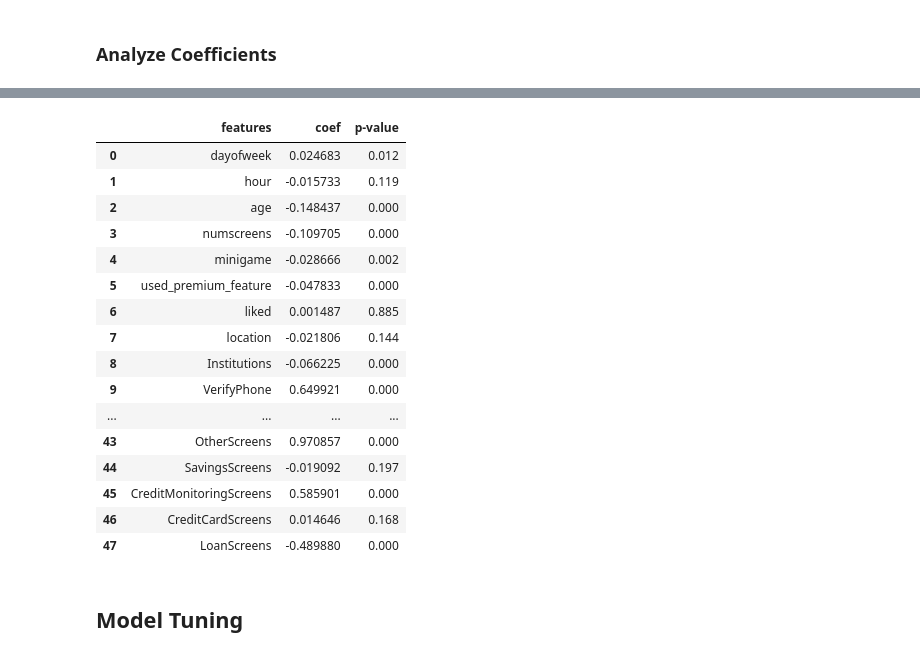
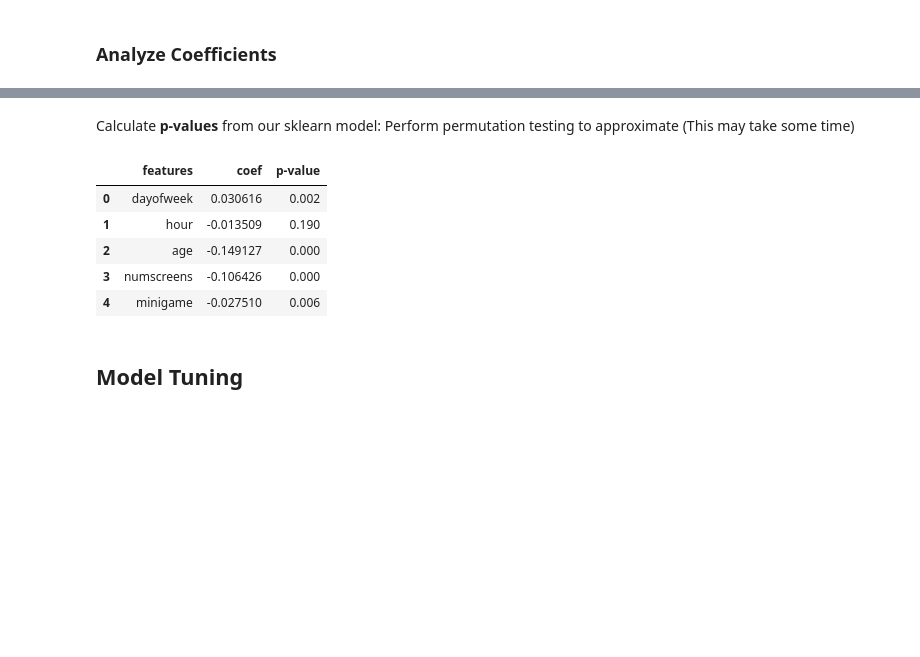
Before and after one commit to c-grigsby/ml-fintech-case-studies, a Jupyter notebook: directing-user-subscriptions/notebooks/directing-user-subscriptions_model.ipynb, the cells around one changed output, grey strips where cells are left out. Drawn from its saved outputs; the diff is of its cells as text; code cells hidden in the pictures; blank space fills up the shorter version.

```diff
--- a/directing-user-subscriptions/notebooks/directing-user-subscriptions_model.ipynb
+++ b/directing-user-subscriptions/notebooks/directing-user-subscriptions_model.ipynb
@@ -193,21 +175,3 @@ df_coefficients['p-value'] = p_values
-# %%
-# Display p-values
-df_coefficients
-# %% [output]
-|  | features | coef | p-value |
-| 0 | dayofweek | 0.024683 | 0.012 |
-| 1 | hour | -0.015733 | 0.119 |
-| 2 | age | -0.148437 | 0.000 |
-| 3 | numscreens | -0.109705 | 0.000 |
-| 4 | minigame | -0.028666 | 0.002 |
-| 5 | used_premium_feature | -0.047833 | 0.000 |
-| 6 | liked | 0.001487 | 0.885 |
-| 7 | location | -0.021806 | 0.144 |
-| 8 | Institutions | -0.066225 | 0.000 |
-| 9 | VerifyPhone | 0.649921 | 0.000 |
-| ... | ... | ... | ... |
-| 43 | OtherScreens | 0.970857 | 0.000 |
-| 44 | SavingsScreens | -0.019092 | 0.197 |
-| 45 | CreditMonitoringScreens | 0.585901 | 0.000 |
-| 46 | CreditCardScreens | 0.014646 | 0.168 |
-| 47 | LoanScreens | -0.489880 | 0.000 |
+# %% [markdown]
+Calculate **p-values** from our sklearn model: Perform permutation testing to approximate
+(This may take some time)
@@ -214,3 +202,13 @@ df_coefficients
+# %%
+# Display p-values (adjust as needed)
+df_coefficients.head()
+# %% [output]
+|  | features | coef | p-value |
+| 0 | dayofweek | 0.030616 | 0.002 |
+| 1 | hour | -0.013509 | 0.190 |
+| 2 | age | -0.149127 | 0.000 |
+| 3 | numscreens | -0.106426 | 0.000 |
+| 4 | minigame | -0.027510 | 0.006 |
 # %% [markdown]
 ## Model Tuning
 # %% [markdown]
```
Also changed, not shown: parts of 18 cells of this notebook, 1 other file.
